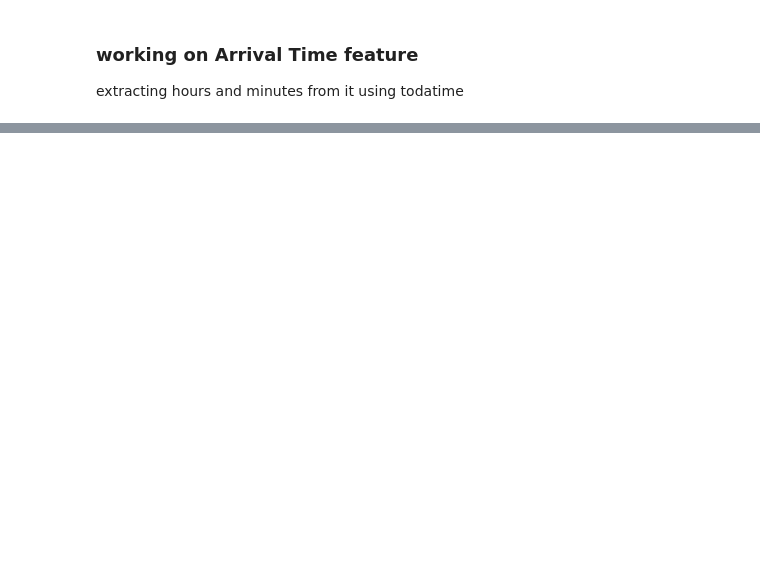
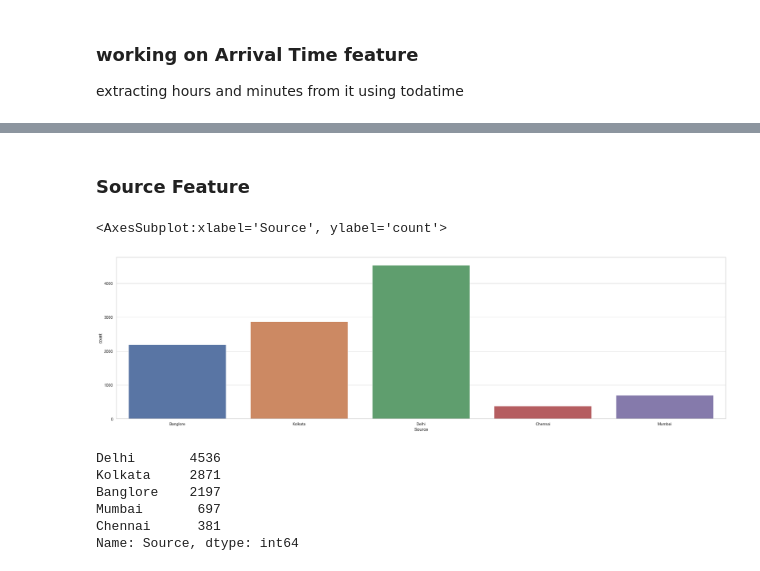
Before and after one commit to DanialAslam04/FlightFarePredicion-, a Jupyter notebook: FlightFarePred.ipynb, the cells around one changed output, grey strips where cells are left out. Drawn from its saved outputs; the diff is of its cells as text; code cells hidden in the pictures; blank space fills up the shorter version.

```diff
--- a/FlightFarePred.ipynb
+++ b/FlightFarePred.ipynb
@@ -115,0 +202,18 @@ df.head()
+# %% [markdown]
+### Source Feature
+# %%
+plt.figure(figsize=(30,8))
+#sns.set(style='whitegrid') # purpose of using grid is to get accurate answer as it makes visualization easy
+sns.countplot(data=df, x= 'Source')
+# %% [output]
+<AxesSubplot:xlabel='Source', ylabel='count'>
+[figure, added]
+# %%
+df["Source"].value_counts()
+# %% [output]
+Delhi       4536
+Kolkata     2871
+Banglore    2197
+Mumbai       697
+Chennai      381
+Name: Source, dtype: int64
```
Also changed, not shown: parts of 28 cells of this notebook.
